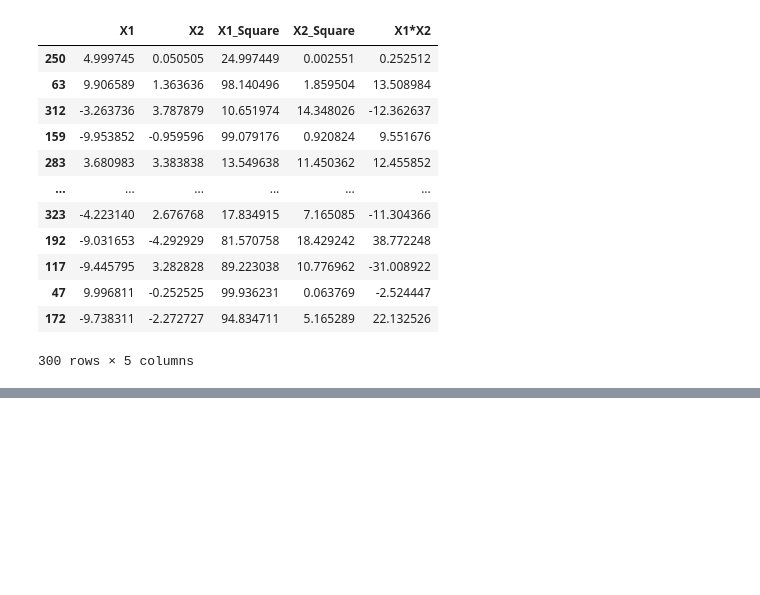
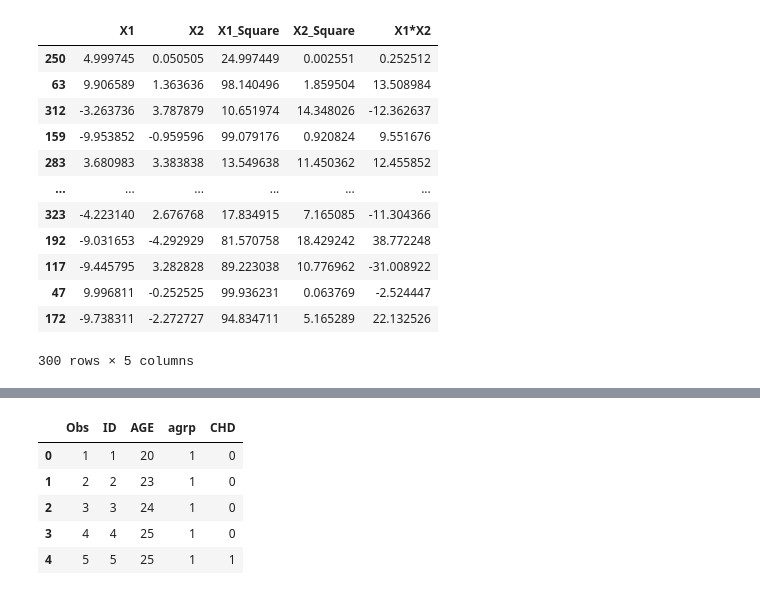
Before and after one commit to 23030331245019-crypto/ML-Lab, a Jupyter notebook: SVM_kernels.ipynb, the cells around one changed output, grey strips where cells are left out. Cells and saved outputs as stored; diff of their text form; code cells hidden in the pictures; blank space fills up the shorter version.

```diff
--- a/SVM_kernels.ipynb
+++ b/SVM_kernels.ipynb
@@ -145,0 +158,12 @@ ModuleNotFoundError: No module named 'plotly'
+# %%
+import pandas as pd
+
+df = pd.read_csv("chd-201015-202131 - chd-201015-202131 (1).csv")
+df.head()
+# %% [output]
+|  | Obs | ID | AGE | agrp | CHD |
+| 0 | 1 | 1 | 20 | 1 | 0 |
+| 1 | 2 | 2 | 23 | 1 | 0 |
+| 2 | 3 | 3 | 24 | 1 | 0 |
+| 3 | 4 | 4 | 25 | 1 | 0 |
+| 4 | 5 | 5 | 25 | 1 | 1 |
```
Also changed, not shown: parts of 1 cell of this notebook.
